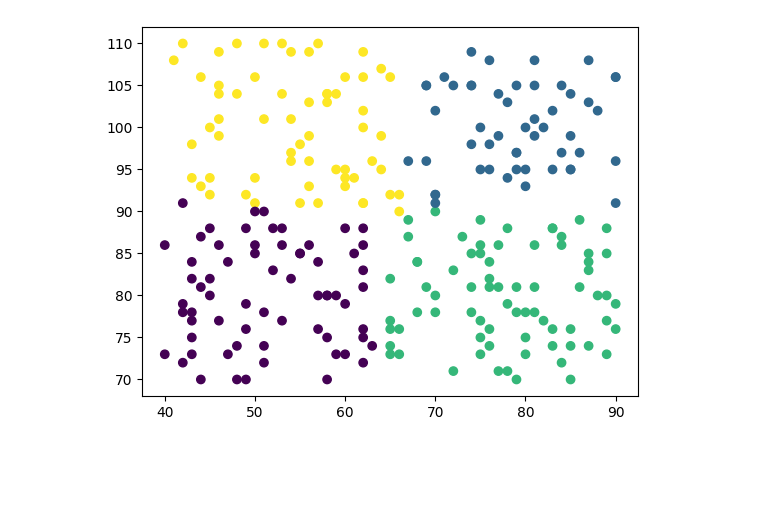
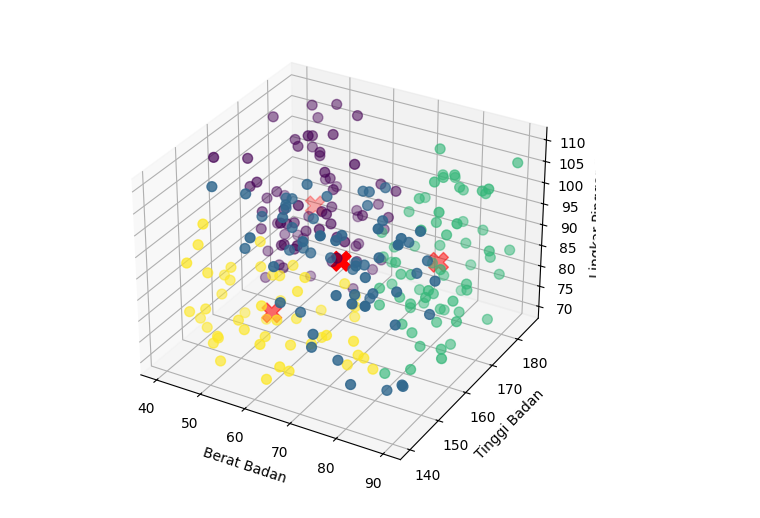
Before and after one commit to ade-nugraha306/k-means-4d, a Jupyter notebook: main.ipynb, the cells around one changed output. Cells and saved outputs as stored; diff of their text form; code cells hidden in the pictures; blank space fills up the shorter version.

```diff
--- a/main.ipynb
+++ b/main.ipynb
@@ -76,8 +107,27 @@ plt.show()
 # %%
+# Ambil 3 kolom
+x = hasil["BeratBadan"]
+y = hasil["TinggiBadan"]
+z = hasil["LingkarPinggang"]
+
+# Bikin array 3D
+data = np.array(list(zip(x, y, z)))
+
 kmeans = KMeans(n_clusters=4)
 kmeans.fit(data)
 
-plt.scatter(x, y, c=kmeans.labels_)
+labels = kmeans.labels_
+centroids = kmeans.cluster_centers_
+
+fig = plt.figure(figsize=(8, 6))
+ax = fig.add_subplot(111, projection='3d')
+
+ax.scatter(data[:, 0], data[:, 1], data[:, 2], c=labels, cmap='viridis', s=50)
+ax.scatter(centroids[:, 0], centroids[:, 1], centroids[:, 2], c='red', s=200, marker='X')
+
+ax.set_xlabel('Berat Badan')
+ax.set_ylabel('Tinggi Badan')
+ax.set_zlabel('Lingkar Pinggang')
 plt.show()
 # %% [output]
-[figure, old version]
+[figure, new version]
```
Also changed, not shown: parts of 3 cells of this notebook.
